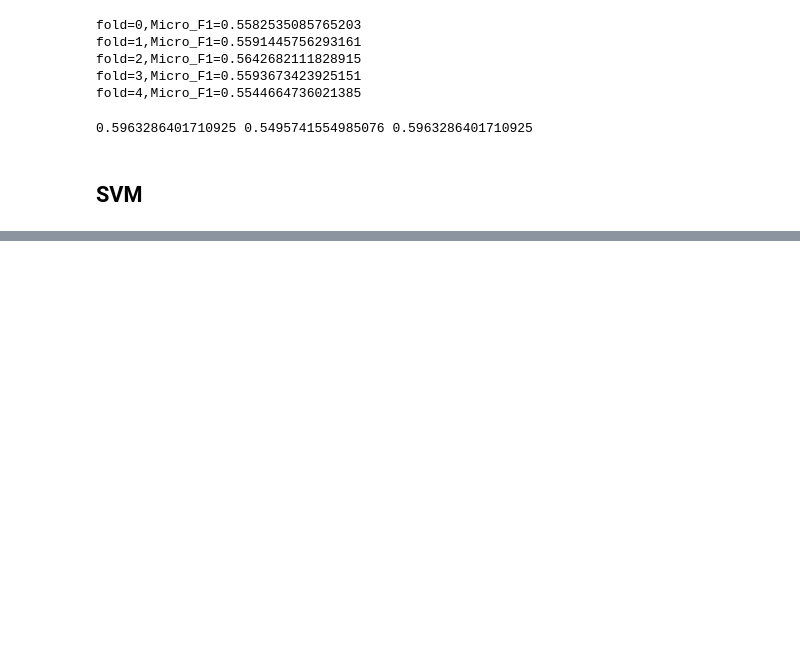
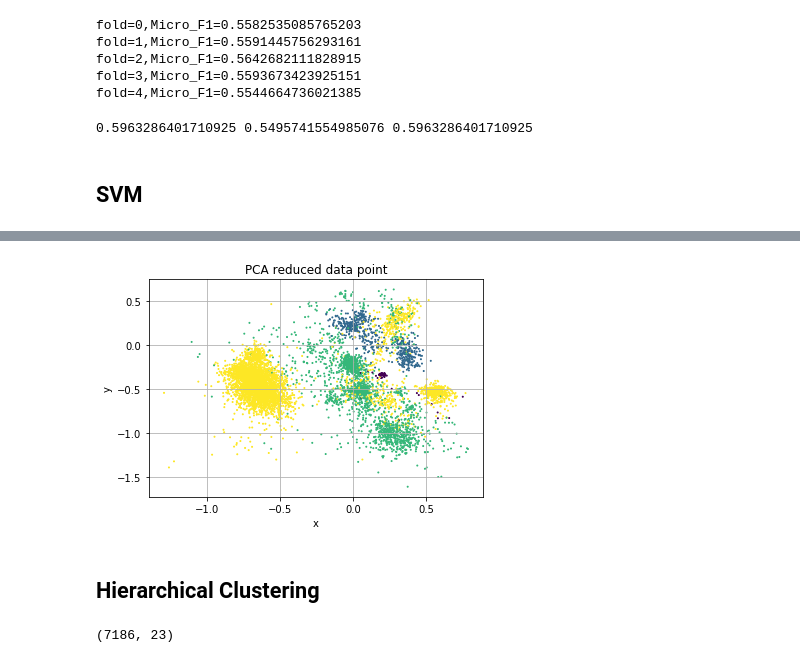
Before and after one commit to drdh/Courses, a Jupyter notebook: AI/Lab2/Lab2.ipynb, the cells around one changed output, grey strips where cells are left out. Saved outputs shown, nothing was run; the diff lists cells and outputs as text; code cells hidden in the pictures; blank space fills up the shorter version.

```diff
--- a/AI/Lab2/Lab2.ipynb
+++ b/AI/Lab2/Lab2.ipynb
@@ -386,0 +490,22 @@ print(Accuracy,Macro_F1,Micro_F1)
+# %%
+def PCA(data,threshold,N=None):
+    X=data[:,:-1]
+    X=X-X.mean(axis=0)
+    covariance=(1/X.shape[0])*X.T.dot(X)
+    eigenvalues, eigenvectors = np.linalg.eig(covariance)
+    idx=eigenvalues.argsort()[::-1]
+    first_m=1
+    while True:
+        if eigenvalues[idx[:first_m]].sum()/eigenvalues.sum()>=threshold:
+            break
+        first_m+=1
+    if N!=None:
+        first_m=N
+    PC=eigenvectors[:,idx[:first_m]]
+    data_PCA=np.empty((data.shape[0],first_m+1))
+    data_PCA[:,-1]=data[:,-1]
+    data_PCA[:,:-1]=data[:,:-1].dot(PC)
+    return data_PCA
+# %%
+threshold=0.8
+data_PCA=PCA(data,threshold)
@@ -386,0 +548,15 @@ print(Accuracy,Macro_F1,Micro_F1)
+# %%
+data2d=PCA(data,threshold,2)
+# %%
+plt.figure(1)
+plt.scatter(data2d[:,0],data2d[:,1],c=data2d[:,-1],s=1)
+plt.title("PCA reduced data point")
+plt.grid(True)
+plt.xlabel("x")
+plt.ylabel("y")
+plt.savefig("graph/PartII/PCA/data_point.png",dpi=1000)
+plt.show()
+# %% [output]
+[figure, added]
+# %% [markdown]
+## Hierarchical Clustering
@@ -386,0 +583,4 @@ print(Accuracy,Macro_F1,Micro_F1)
+# %%
+X.shape
+# %% [output]
+(7186, 23)
```
Also changed, not shown: parts of 26 cells of this notebook, 26 other files.
